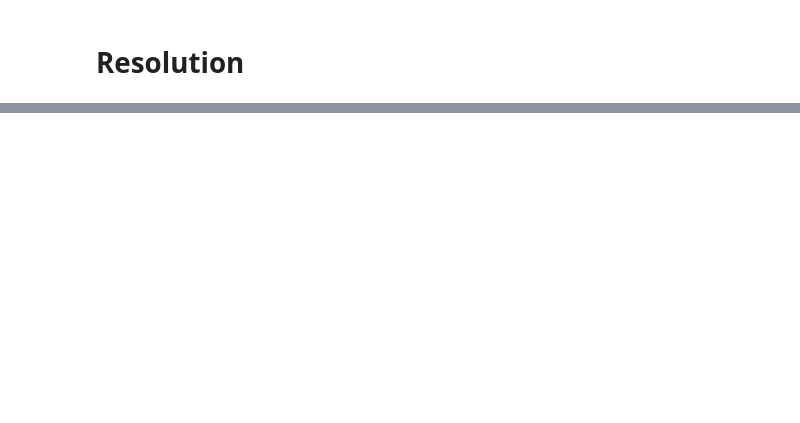
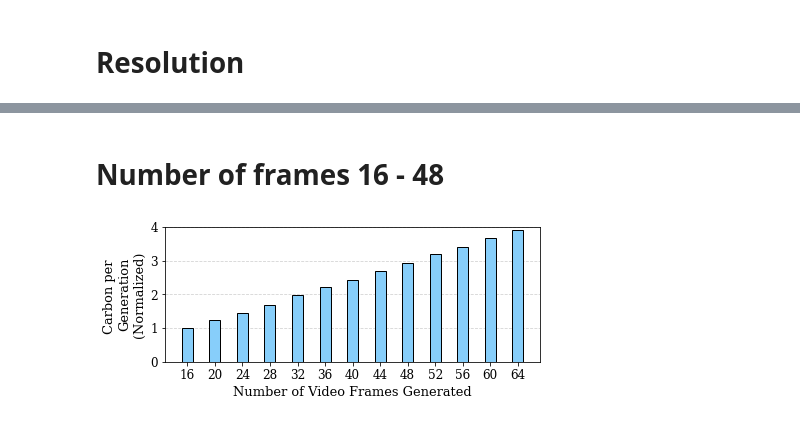
Before and after one commit to boringlee24/Open-Sora, a Jupyter notebook: scripts/visualize/char.ipynb, the cells around one changed output, grey strips where cells are left out. Drawn from its saved outputs; the diff is of its cells as text; code cells hidden in the pictures; blank space fills up the shorter version.

```diff
--- a/scripts/visualize/char.ipynb
+++ b/scripts/visualize/char.ipynb
@@ -56,0 +57,34 @@ plt.savefig(f"figures/fig1_resolution.pdf", bbox_inches='tight')
+# %% [markdown]
+# Number of frames 16 - 48
+# %%
+resolution = (240, 426)
+frames = np.arange(16, 65, 4)
+frames = [str(k) for k in frames]
+batch = 1
+steps = 100
+
+y = []
+for frame in frames:
+    with open(f"../data/char_sample_1/batch_{batch}_steps_{steps}_frames_{frame}_reso_{resolution[0]}x{resolution[1]}.json") as f:
+        data = json.load(f)
+    total_co2 = np.mean(data["co2"])  * 1.2 + embodied_carbon_per_sec * np.mean(data["time"])
+    y.append(total_co2)
+
+# normalize y to y[0]
+y = np.array(y) / y[0]
+
+fig, axs = plt.subplots(nrows=1, ncols=1, gridspec_kw={'hspace': 0.4, 'wspace': 0.4, 'bottom': 0.2,
+                    'top': 0.95, 'right':0.995, 'left':0.25}, figsize=(7,2.5))
+bars = axs.bar(frames, y, width=0.4, zorder=3, edgecolor='black', color="lightskyblue")
+# show values on top of bars
+# for bar in bars:
+#     yval = bar.get_height()
+#     axs.text(bar.get_x() + bar.get_width()/2, yval + 0.2, f"{round(yval, 1)}", ha='center', va='bottom', fontsize=12)
+axs.grid(which='both', axis='y', color='lightgrey', ls='dashed', zorder=0)
+axs.set_ylim(0, 4)
+axs.tick_params(axis='both', which='major', labelsize=12)
+axs.set_ylabel("Carbon per \nGeneration\n(Normalized)", fontsize=13)
+axs.set_xlabel("Number of Video Frames Generated", fontsize=13)
+plt.savefig(f"figures/fig2_frames.pdf", bbox_inches='tight')
+# %% [output]
+[figure, added]
```
Also changed, not shown: parts of 5 cells of this notebook, 35 other files.
